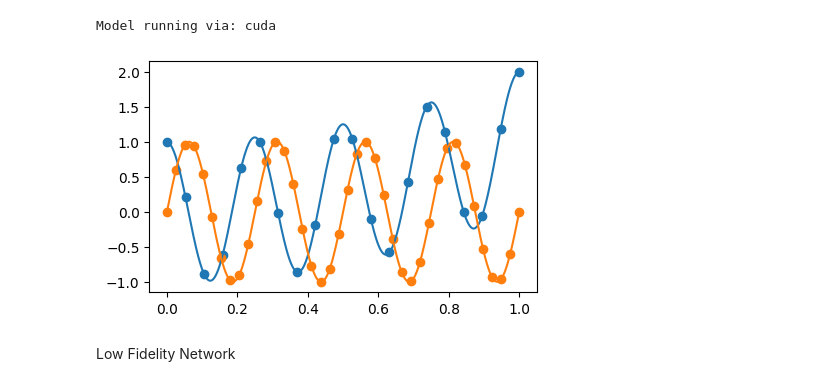
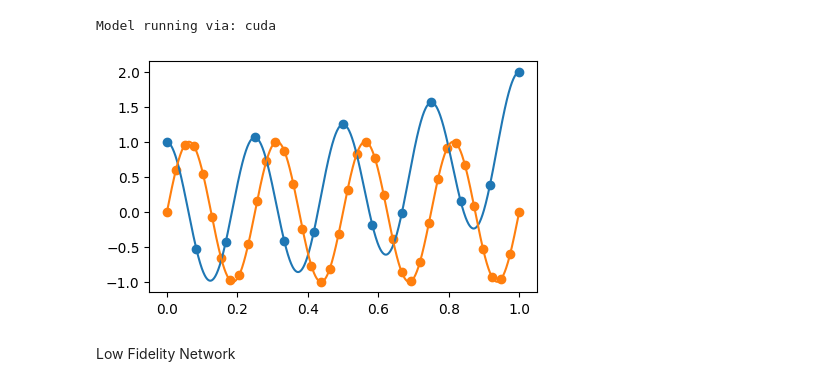
Before and after one commit to emjanser/Thesis_Workspace, a Jupyter notebook: Codes/Neural Networks PyTorch/MFNN/Fourth Model/Works_MFNN_3.ipynb, the cells around one changed output. Cells and saved outputs as stored; diff of their text form; code cells hidden in the pictures.

```diff
--- a/Codes/Neural Networks PyTorch/MFNN/Fourth Model/Works_MFNN_3.ipynb
+++ b/Codes/Neural Networks PyTorch/MFNN/Fourth Model/Works_MFNN_3.ipynb
@@ -18,7 +17,7 @@ MF_epochs = 600
 
 hidden_dims = ([1000, 1000, 1000, 1000, 1000, 1000, 1000, 1000])
 LF_training_size = 40
-HF_training_size = 20
+HF_training_size = 13
 
 
 # # # Synthetic data function..
@@ -40,34 +39,34 @@ def HF(y):
 Z = torch.linspace(0, 1, 1000)[:,None]
 
 # Model's total training/val/testing dataset
 LF_TS = torch.linspace(0, 1, LF_training_size)[:,None]
 HF_TS = torch.linspace(0, 1, HF_training_size)[:,None]
 
 # Forming LF Test Sets with a neat trick
 X_LF_train, X_LF_test, Y_LF_train, Y_LF_test = train_test_split(LF_TS, LF(LF_TS), test_size=0.8, shuffle=156)
 X_HF_train, X_HF_test, Y_HF_train, Y_HF_test = train_test_split(HF_TS, HF(HF_TS), test_size=0.8, shuffle=156)
 
 # Forming the real equally spaced training sets
 X_LF_train = LF_TS
 Y_LF_train = LF(LF_TS)
 
 X_HF_train = HF_TS
 Y_HF_train = HF(HF_TS)
 
 plt.figure(figsize=(5,3))
 plt.plot(Z ,HF(Z))
 plt.plot(Z ,LF(Z))
 plt.scatter(X_HF_train, Y_HF_train)
 plt.scatter(X_LF_train, Y_LF_train)
 
 # Transfering data to GPU for CUDA
 X_LF_train = X_LF_train.to(device); Y_LF_train = Y_LF_train.to(device)
 X_HF_train = X_HF_train.to(device); Y_HF_train = Y_HF_train.to(device)
 
 X_LF_test = X_LF_test.to(device); Y_LF_test = Y_LF_test.to(device)
 X_HF_test = X_HF_test.to(device); Y_HF_test = Y_HF_test.to(device)
 # %% [output]
-[figure, old version]
+[figure, new version]
 # %% [markdown]
 Low Fidelity Network
 # %%
```
Also changed, not shown: parts of 7 cells of this notebook, 19 other files.
